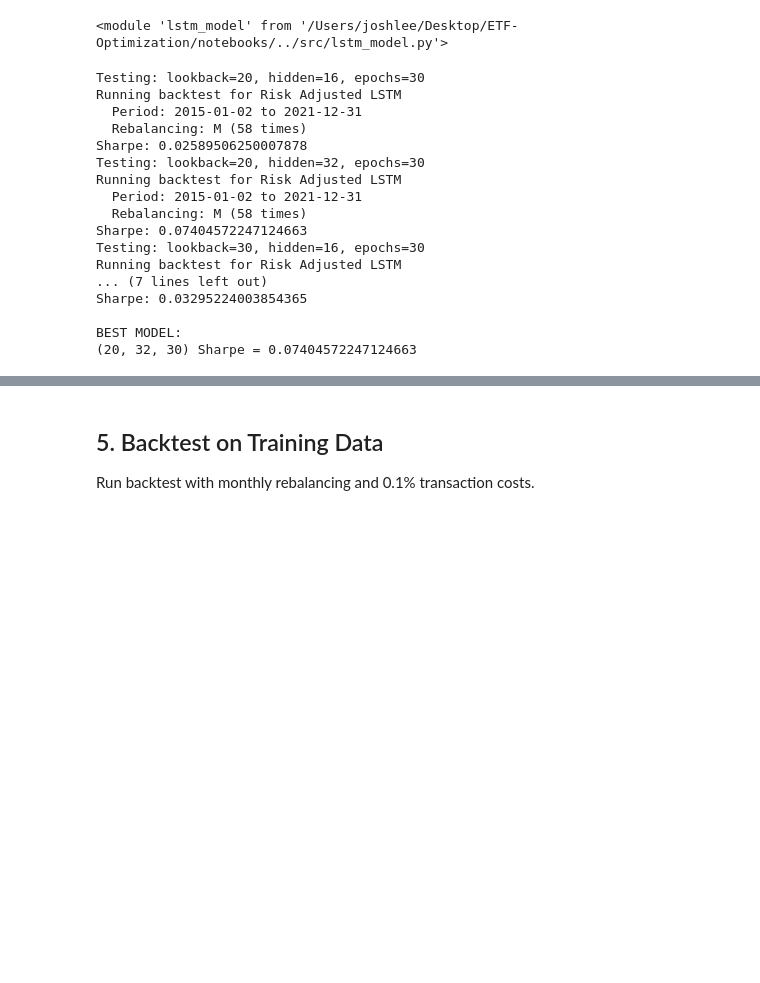
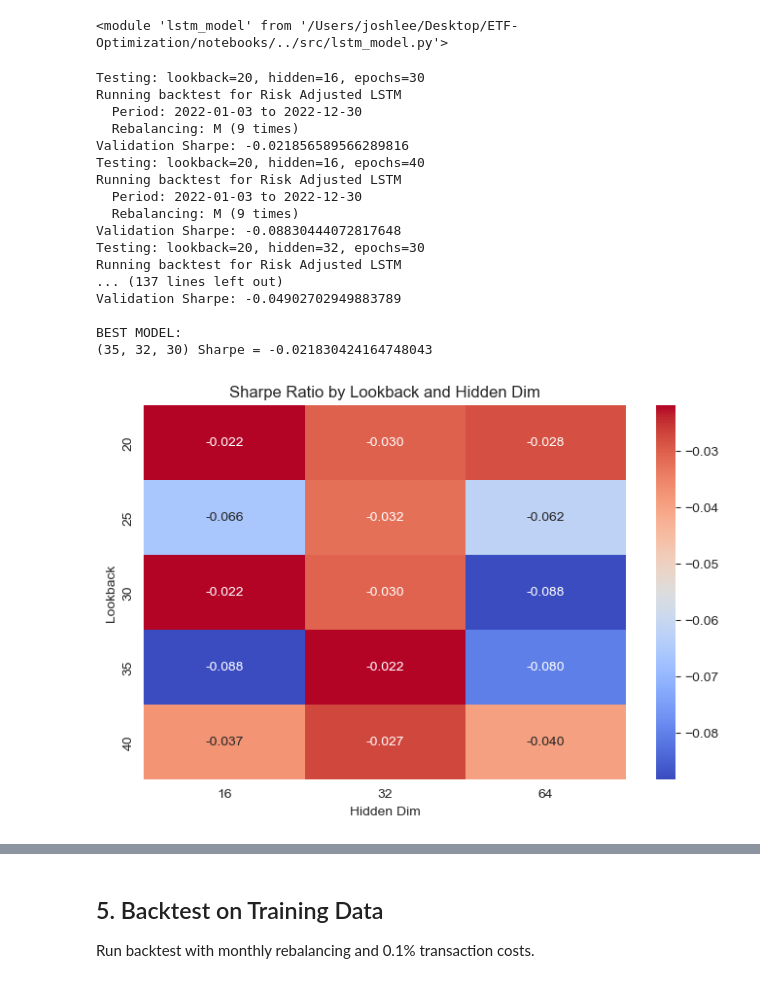
Before and after one commit to vinli0921/ETF-Optimization, a Jupyter notebook: notebooks/baseline_demo.ipynb, the cells around one changed output, grey strips where cells are left out. Saved outputs shown, nothing was run; the diff lists cells and outputs as text; code cells hidden in the pictures; blank space fills up the shorter version.

Commit message:
Fixed LSTM based on Sharpe by using train+validation in training model

```diff
--- a/notebooks/baseline_demo.ipynb
+++ b/notebooks/baseline_demo.ipynb
@@ -256,6 +256,7 @@ importlib.reload(lstm_model)
 # %% [output]
 <module 'lstm_model' from '/Users/joshlee/Desktop/ETF-Optimization/notebooks/../src/lstm_model.py'>
 # %%
+
 import backtest
 from backtest import PortfolioBacktest
 importlib.reload(backtest)
@@ -267,10 +268,10 @@ def compute_sharpe(portfolio_values):
 best_score = -1e9
 best_params = None
 best_strategy = None
-
-for lb in [20, 30]:
-    for hd in [16, 32]:
-        for ep in [30]:
+results = []   # <--- store all experiment outcomes
+for lb in [20, 25, 30,35,40]:
+    for hd in [16, 32,64]:
+        for ep in [30,40]:
 
             print(f"Testing: lookback={lb}, hidden={hd}, epochs={ep}")
 
@@ -289,16 +290,21 @@ for lb in [20, 30]:
                 rebalance_frequency='M'
             )
 
-            values = bt.run(strat, train)
+            validation_values = bt.run(strat, val)
 
             # compute Sharpe
-            sharpe = compute_sharpe(values)
+            validation_sharpe = compute_sharpe(validation_values)
 
-            print("Sharpe:", sharpe)
-
+            print("Validation Sharpe:", validation_sharpe)
+            results.append({
+                "lookback": lb,
+                "hidden_dim": hd,
+                "epochs": ep,
+                "sharpe": validation_sharpe
+            })
             # update best
-            if sharpe > best_score:
-                best_score = sharpe
+            if validation_sharpe > best_score:
+                best_score = validation_sharpe
                 best_params = (lb, hd, ep)
                 best_strategy = strat
 
@@ -307,18 +313,39 @@ print(best_params, "Sharpe =", best_score)
 # %% [output]
 Testing: lookback=20, hidden=16, epochs=30
 Running backtest for Risk Adjusted LSTM
-  Period: 2015-01-02 to 2021-12-31
-  Rebalancing: M (58 times)
-Sharpe: 0.02589506250007878
+  Period: 2022-01-03 to 2022-12-30
+  Rebalancing: M (9 times)
+Validation Sharpe: -0.021856589566289816
+Testing: lookback=20, hidden=16, epochs=40
+Running backtest for Risk Adjusted LSTM
+  Period: 2022-01-03 to 2022-12-30
+  Rebalancing: M (9 times)
+Validation Sharpe: -0.08830444072817648
 Testing: lookback=20, hidden=32, epochs=30
 Running backtest for Risk Adjusted LSTM
-  Period: 2015-01-02 to 2021-12-31
-  Rebalancing: M (58 times)
-Sharpe: 0.07404572247124663
-Testing: lookback=30, hidden=16, epochs=30
-Running backtest for Risk Adjusted LSTM
-... (7 lines left out)
-Sharpe: 0.03295224003854365
+... (137 lines left out)
+Validation Sharpe: -0.04902702949883789
 
 BEST MODEL:
-(20, 32, 30) Sharpe = 0.07404572247124663
+(35, 32, 30) Sharpe = -0.021830424164748043
+# %%
+df = pd.DataFrame(results)
+# %%
+import seaborn as sns
+import matplotlib.pyplot as plt
+
+pivot = df.pivot_table(
+    index="lookback",
+    columns="hidden_dim",
+    values="sharpe",
+    aggfunc="max"    # or "mean"
+)
+
+plt.figure(figsize=(8, 5))
+sns.heatmap(pivot, annot=True, cmap="coolwarm", fmt=".3f")
+plt.title("Sharpe Ratio by Lookback and Hidden Dim")
+plt.ylabel("Lookback")
+plt.xlabel("Hidden Dim")
+plt.show()
+# %% [output]
+[figure, added]
```
Also changed, not shown: parts of 19 cells of this notebook, 2 other files.
